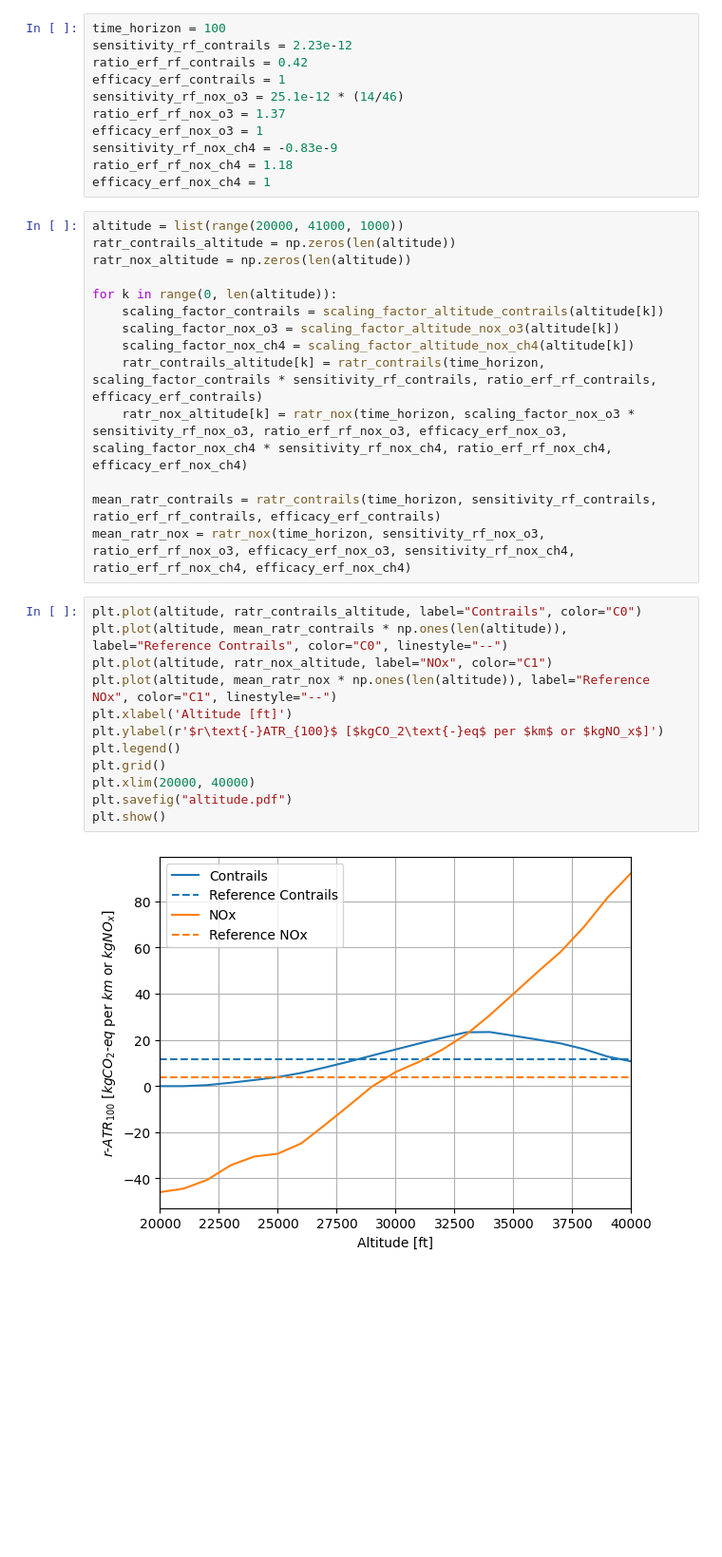
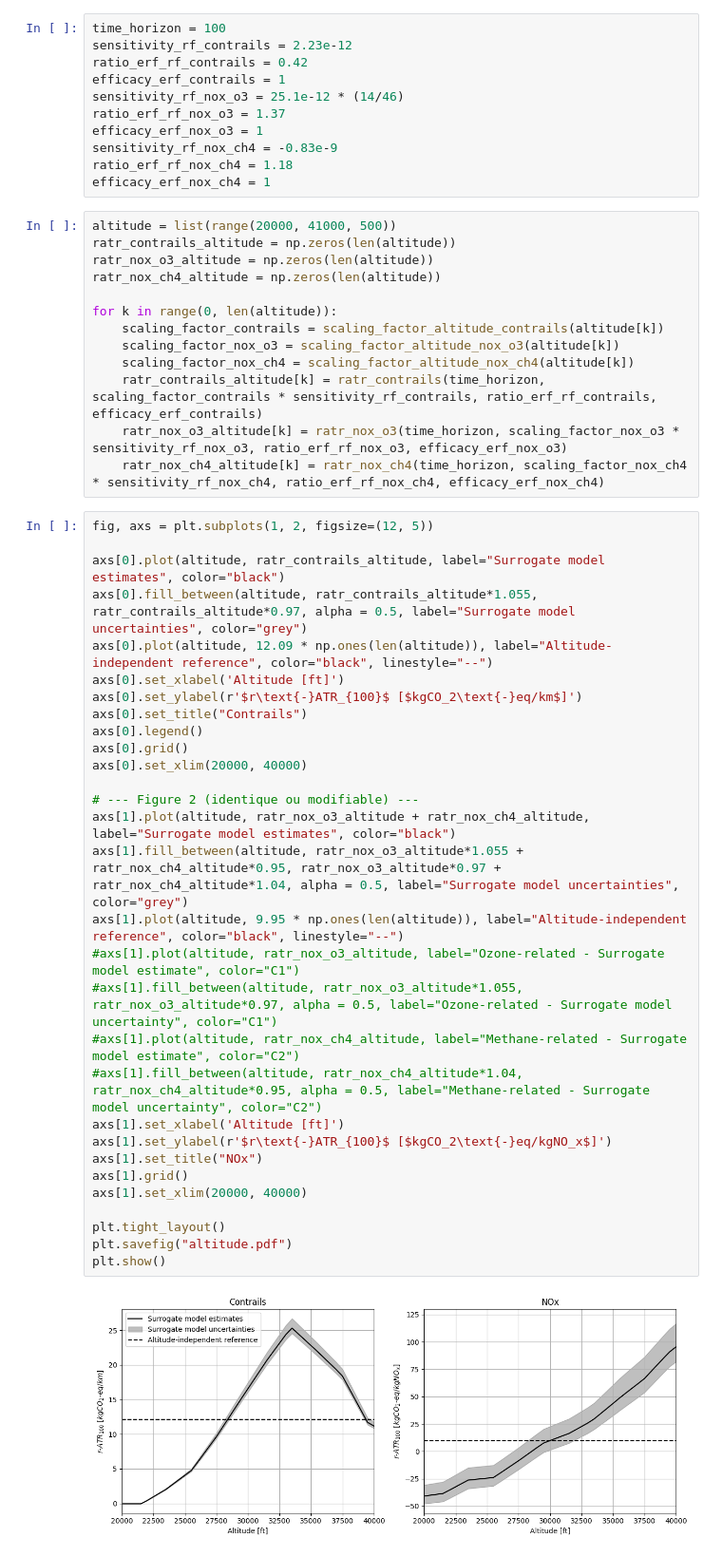
Before and after one commit to AeroMAPS/AeroCM, a Jupyter notebook: altitude_effect.ipynb, the cells around one changed output. Shown at 95% size. Saved outputs shown, nothing was run; the diff lists cells and outputs as text; blank space fills up the shorter version.

Commit message:
Add altitude-dependence calculation

```diff
--- a/altitude_effect.ipynb
+++ b/altitude_effect.ipynb
@@ -52,30 +56,47 @@ sensitivity_rf_nox_ch4 = -0.83e-9
 ratio_erf_rf_nox_ch4 = 1.18
 efficacy_erf_nox_ch4 = 1
 # %%
-altitude = list(range(20000, 41000, 1000))
+altitude = list(range(20000, 41000, 500))
 ratr_contrails_altitude = np.zeros(len(altitude))
-ratr_nox_altitude = np.zeros(len(altitude))
+ratr_nox_o3_altitude = np.zeros(len(altitude))
+ratr_nox_ch4_altitude = np.zeros(len(altitude))
 
 for k in range(0, len(altitude)):
     scaling_factor_contrails = scaling_factor_altitude_contrails(altitude[k])
     scaling_factor_nox_o3 = scaling_factor_altitude_nox_o3(altitude[k])
     scaling_factor_nox_ch4 = scaling_factor_altitude_nox_ch4(altitude[k])
     ratr_contrails_altitude[k] = ratr_contrails(time_horizon, scaling_factor_contrails * sensitivity_rf_contrails, ratio_erf_rf_contrails, efficacy_erf_contrails)
-    ratr_nox_altitude[k] = ratr_nox(time_horizon, scaling_factor_nox_o3 * sensitivity_rf_nox_o3, ratio_erf_rf_nox_o3, efficacy_erf_nox_o3, scaling_factor_nox_ch4 * sensitivity_rf_nox_ch4, ratio_erf_rf_nox_ch4, efficacy_erf_nox_ch4)
-
-mean_ratr_contrails = ratr_contrails(time_horizon, sensitivity_rf_contrails, ratio_erf_rf_contrails, efficacy_erf_contrails)
-mean_ratr_nox = ratr_nox(time_horizon, sensitivity_rf_nox_o3, ratio_erf_rf_nox_o3, efficacy_erf_nox_o3, sensitivity_rf_nox_ch4, ratio_erf_rf_nox_ch4, efficacy_erf_nox_ch4)
+    ratr_nox_o3_altitude[k] = ratr_nox_o3(time_horizon, scaling_factor_nox_o3 * sensitivity_rf_nox_o3, ratio_erf_rf_nox_o3, efficacy_erf_nox_o3)
+    ratr_nox_ch4_altitude[k] = ratr_nox_ch4(time_horizon, scaling_factor_nox_ch4 * sensitivity_rf_nox_ch4, ratio_erf_rf_nox_ch4, efficacy_erf_nox_ch4)
 # %%
-plt.plot(altitude, ratr_contrails_altitude, label="Contrails", color="C0")
-plt.plot(altitude, mean_ratr_contrails * np.ones(len(altitude)), label="Reference Contrails", color="C0", linestyle="--")
-plt.plot(altitude, ratr_nox_altitude, label="NOx", color="C1")
-plt.plot(altitude, mean_ratr_nox * np.ones(len(altitude)), label="Reference NOx", color="C1", linestyle="--")
-plt.xlabel('Altitude [ft]')
-plt.ylabel(r'$r\text{-}ATR_{100}$ [$kgCO_2\text{-}eq$ per $km$ or $kgNO_x$]')
-plt.legend()
-plt.grid()
-plt.xlim(20000, 40000)
+fig, axs = plt.subplots(1, 2, figsize=(12, 5))
+
+axs[0].plot(altitude, ratr_contrails_altitude, label="Surrogate model estimates", color="black")
+axs[0].fill_between(altitude, ratr_contrails_altitude*1.055, ratr_contrails_altitude*0.97, alpha = 0.5, label="Surrogate model uncertainties", color="grey")
+axs[0].plot(altitude, 12.09 * np.ones(len(altitude)), label="Altitude-independent reference", color="black", linestyle="--")
+axs[0].set_xlabel('Altitude [ft]')
+axs[0].set_ylabel(r'$r\text{-}ATR_{100}$ [$kgCO_2\text{-}eq/km$]')
+axs[0].set_title("Contrails")
+axs[0].legend()
+axs[0].grid()
+axs[0].set_xlim(20000, 40000)
+
+# --- Figure 2 (identique ou modifiable) ---
+axs[1].plot(altitude, ratr_nox_o3_altitude + ratr_nox_ch4_altitude, label="Surrogate model estimates", color="black")
+axs[1].fill_between(altitude, ratr_nox_o3_altitude*1.055 + ratr_nox_ch4_altitude*0.95, ratr_nox_o3_altitude*0.97 + ratr_nox_ch4_altitude*1.04, alpha = 0.5, label="Surrogate model uncertainties", color="grey")
+axs[1].plot(altitude, 9.95 * np.ones(len(altitude)), label="Altitude-independent reference", color="black", linestyle="--")
+#axs[1].plot(altitude, ratr_nox_o3_altitude, label="Ozone-related - Surrogate model estimate", color="C1")
+#axs[1].fill_between(altitude, ratr_nox_o3_altitude*1.055, ratr_nox_o3_altitude*0.97, alpha = 0.5, label="Ozone-related - Surrogate model uncertainty", color="C1")
+#axs[1].plot(altitude, ratr_nox_ch4_altitude, label="Methane-related - Surrogate model estimate", color="C2")
+#axs[1].fill_between(altitude, ratr_nox_ch4_altitude*1.04, ratr_nox_ch4_altitude*0.95, alpha = 0.5, label="Methane-related - Surrogate model uncertainty", color="C2")
+axs[1].set_xlabel('Altitude [ft]')
+axs[1].set_ylabel(r'$r\text{-}ATR_{100}$ [$kgCO_2\text{-}eq/kgNO_x$]')
+axs[1].set_title("NOx")
+axs[1].grid()
+axs[1].set_xlim(20000, 40000)
+
+plt.tight_layout()
 plt.savefig("altitude.pdf")
 plt.show()
 # %% [output]
-[figure, old version]
+[figure, new version]
```
Also changed, not shown: parts of 1 cell of this notebook, 3 other files.
